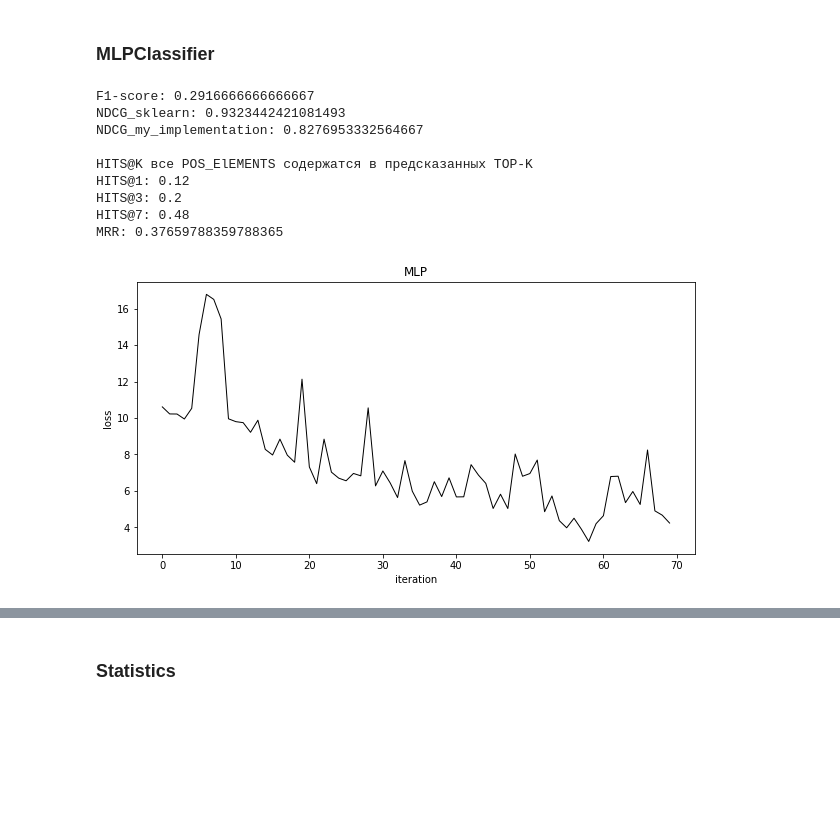
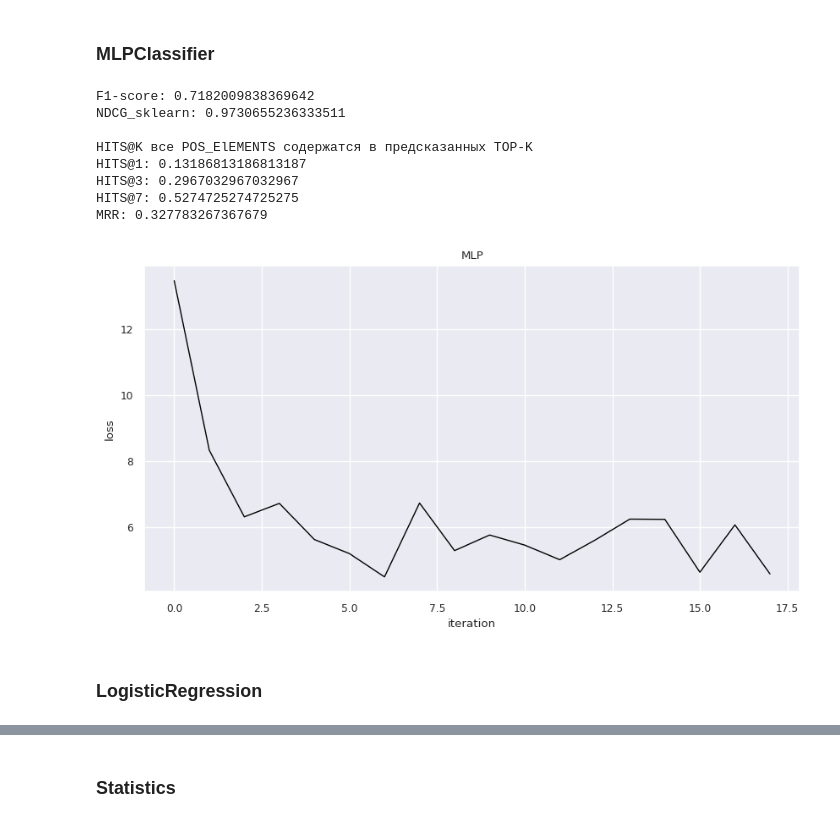
Before and after one commit to ITMO-NSS-team/GAMLET, a Jupyter notebook: notebooks/openml.ipynb, the cells around one changed output, grey strips where cells are left out. Saved outputs shown, nothing was run; the diff lists cells and outputs as text; code cells hidden in the pictures; blank space fills up the shorter version.

```diff
--- a/notebooks/openml.ipynb
+++ b/notebooks/openml.ipynb
@@ -111,10 +222,12 @@ def eval(y_pos, y_neg):
         mrr_list = []
         for y_pred_neg,y_pred_pos in zip(y_neg, y_pos):
                 y_pred = np.concatenate([y_pred_pos, y_pred_neg])
-                ranking_list = (len(y_pred) - y_pred.argsort().argsort())[:TOP_POS]
+                # ranking_list = (len(y_pred) - y_pred.argsort().argsort())
+                ranking_list = (len(y_pred) - y_pred.argsort().argsort())[:len(y_pred)//2]
                 hits1_list.append(int(any(ranking_list[:1] <= 1)))
                 hits3_list.append(int(all(ranking_list[:3] <= 3)))
                 hits7_list.append(int(all(ranking_list[:7] <= 7)))
+                # mrr_list.append(np.mean(1./(np.where(ranking_list == 1)[0]+1)))
                 mrr_list.append(np.mean(1./ranking_list))
         return np.mean(mrr_list), np.mean(hits1_list), np.mean(hits3_list), np.mean(hits7_list)
 # %%
@@ -142,0 +340,12 @@ def ndcg(y_true_list, y_score_list):
+# %%
+from sklearn.preprocessing import MinMaxScaler
+
+def norm(data):
+    def f(x):
+        scaler1=MinMaxScaler()
+        x['norm'] = scaler1.fit_transform(x[['value']])
+        return x
+
+    data_ = data.groupby(['task_id']).apply(f)
+    y = data_['norm']
+    return y
@@ -199,0 +527,13 @@ MRR: 0.5562380952380952
+# %%
+cols = X_train[list(set(X_train.columns) - {'value', 'task_id'})].columns
+values = model.get_feature_importance()
+
+fig = plt.figure(figsize=(10,5))
+fig.patch.set_facecolor('xkcd:white')
+sns.set(font_scale=0.8)
+palette = sns.color_palette("crest", as_cmap=True)
+plt.title('Distribution of feature importance')
+sns.barplot(y=cols, x=values, palette=['slateblue']*len(cols))
+
+plt.savefig(fname = "./fig/get_feature_importance.png", dpi=300, facecolor='w', edgecolor='w',
+            orientation='portrait',bbox_inches='tight')
@@ -209,42 +551,47 @@ clf = MLPClassifier(random_state=1,
 clf.fit(X_train[list(set(X_train.columns) - {'value', 'task_id'})], y_train)
 preds_class = clf.predict(X_test[list(set(X_test.columns) - {'value', 'task_id'})])
 preds_proba = clf.predict_proba(X_test[list(set(X_test.columns) - {'value', 'task_id'})])
 
 test_data = X_test.copy()
 test_data['prob'] = preds_proba[:,1]
 test_data = pd.concat([test_data, y_test], axis = 1)
 y_neg = np.array(test_data[test_data['label'] == 0].groupby('task_id')['prob'].apply(list))
 y_pos = np.array(test_data[test_data['label'] == 1].groupby('task_id')['prob'].apply(list))
-y_true = test_data.groupby('task_id')['value'].apply(list)
-y_pred = test_data.groupby('task_id')['prob'].apply(list)
+y_true = test_data.groupby('task_id')['value'].apply(np.array)
+y_pred = test_data.groupby('task_id')['prob'].apply(np.array)
 y_true = np.array([y_true.values[i] for i in range(len(y_true))])
 y_pred = np.array([y_pred.values[i] for i in range(len(y_pred))])
 
 fig = plt.figure(figsize=(10,5))
 fig.patch.set_facecolor('xkcd:white')
 plt.plot(clf.loss_curve_, color = 'black', linewidth=1)
 plt.title('MLP')
 plt.xlabel("iteration")
 plt.ylabel("loss")
 
 print(f'F1-score: {sklearn.metrics.f1_score(y_test, preds_class)}')
-print(f'NDCG_sklearn: {sklearn.metrics.ndcg_score(y_true, y_pred)}')
-print(f'NDCG_my_implementation: {ndcg(y_true, y_pred)}')
+ndcg_score_skl = []
+for idx in range(len(y_true)):
+    ndcg_score_skl.append(sklearn.metrics.ndcg_score([y_true[idx]], [y_pred[idx]]))
+
+print(f'NDCG_sklearn: {np.mean(ndcg_score_skl)}')
+# print(f'NDCG_my_implementation: {ndcg(y_true, y_pred)}')
 mrr, hits1, hits3, hits7 = eval(y_pos, y_neg)
 print()
 print ('HITS@K все POS_ElEMENTS содержатся в предсказанных TOP-K')
 print(f'HITS@1: {hits1}')
 print(f'HITS@3: {hits3}')
 print(f'HITS@7: {hits7}')
 print(f'MRR: {mrr}')
 # %% [output]
-F1-score: 0.2916666666666667
-NDCG_sklearn: 0.9323442421081493
-NDCG_my_implementation: 0.8276953332564667
+F1-score: 0.7182009838369642
+NDCG_sklearn: 0.9730655236333511
 
 HITS@K все POS_ElEMENTS содержатся в предсказанных TOP-K
-HITS@1: 0.12
-HITS@3: 0.2
-HITS@7: 0.48
-MRR: 0.37659788359788365
+HITS@1: 0.13186813186813187
+HITS@3: 0.2967032967032967
+HITS@7: 0.5274725274725275
+MRR: 0.327783267367679
-[figure, old version]
+[figure, new version]
+# %% [markdown]
+### LogisticRegression
```
Also changed, not shown: parts of 31 cells of this notebook, 11 other files.
